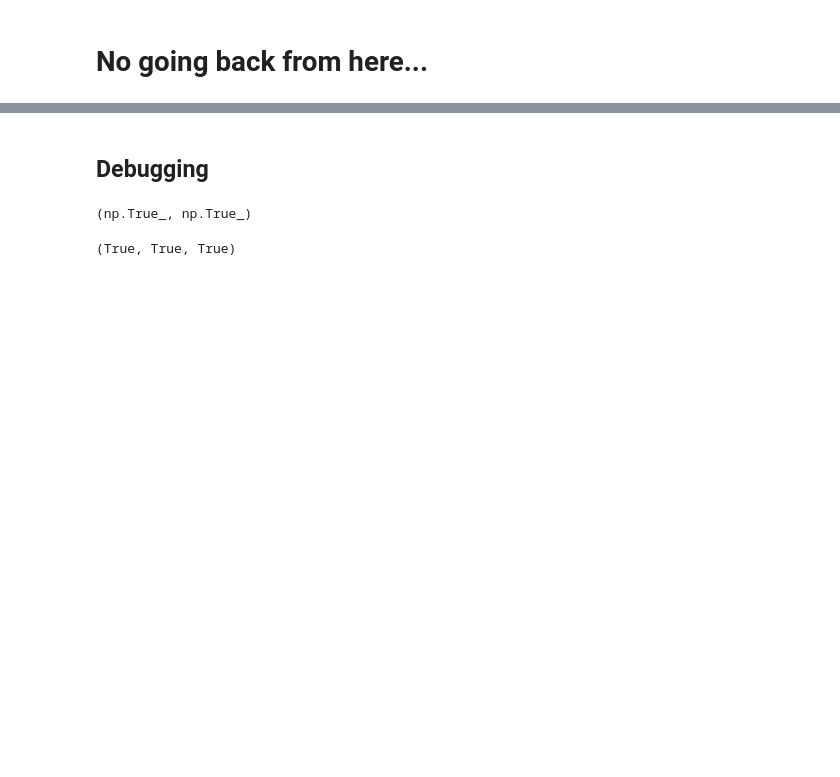
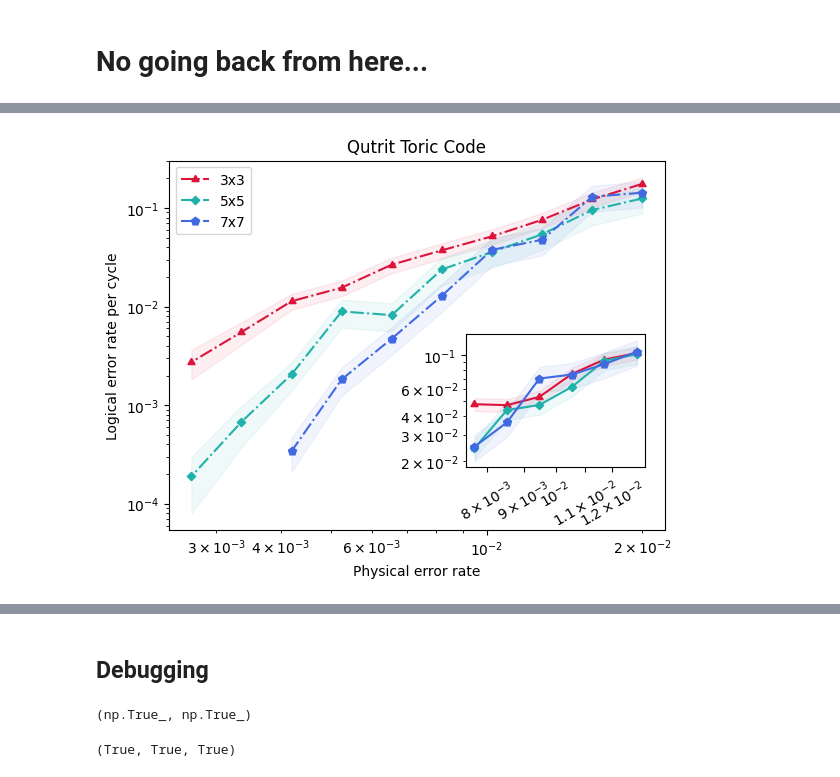
Before and after one commit to e-kneip/bbqudit, a Jupyter notebook: bbq/notebooks/circuit_level/ultimate.ipynb, the cells around one changed output, grey strips where cells are left out. Saved outputs shown, nothing was run; the diff lists cells and outputs as text; code cells hidden in the pictures; blank space fills up the shorter version.

```diff
--- a/bbq/notebooks/circuit_level/ultimate.ipynb
+++ b/bbq/notebooks/circuit_level/ultimate.ipynb
@@ -15,0 +197,65 @@ from ldpc import BpOsdDecoder, BpDecoder
+# %%
+qutrit_res = {}
+qutrit_res[3] = [57, 82, 132, 194, 269, 376, 643, 882, 907, 1098]
+qutrit_res[5] = [16, 21, 37, 56, 84, 244, 224, 975, 1476, 3165]
+qutrit_res[7] = [10, 11, 30, 38, 111, 302, 783, 2931, np.inf, np.inf]
+
+# qutrit_res_th = {}
+# qutrit_res_th[3] = [207, 292, 399, 393, 462, 613]
+# qutrit_res_th[5] = [141, 193, 204, 230, 340, 402]
+# qutrit_res_th[7] = []
+
+# qutrit_res_th = {}
+# qutrit_res_th[3] = [444, 460, 646, 726, 772, 973]
+# qutrit_res_th[5] = [160, 166, 230, 335, 418, 578]
+# qutrit_res_th[7] = []
+
+qutrit_res_th = {}
+qutrit_res_th[3] = [324, 357, 444, 628, 712, 702]
+qutrit_res_th[5] = [99, 109, 162, 213, 230, 410]
+qutrit_res_th[7] = [34, 41, 48, 51, 99, 143]
+
+r, s = 0.8, 0.02
+physical_error = np.array([s*(r**q) for q in range(10)])
+# r, s = 0.9, 0.018
+# ext_physical_error = np.array([s*(r**q) for q in range(10)])
+r, s = 0.9, 0.013
+ext_physical_error = np.array([s*(r**q) for q in range(10)])
+
+inset_dim: list[float] = [0.6, 0.17, 0.36, 0.36]
+inset_ticks: list[float] = [0.008, 0.009, 0.01, 0.011, 0.012]
+# inset_ticks: list[float] = [0.01, 0.012, 0.014, 0.016, 0.018]
+
+plot_results, plot_errors = process_results(qutrit_res, {3:[30, 30, 30, 30, 30, 30, 30, 30, 15, 9], 5:[10, 10, 10, 10, 10, 10, 10, 10, 5, 3], 7:[10, 10, 10, 10, 10, 10, 10, 7, 0, 0]}, "circuit_level", rounds={3:3, 5:5, 7:7})
+plot_results_th, plot_errors_th = process_results(qutrit_res_th, {3:100, 5:50, 7:25}, "circuit_level", rounds={3:3, 5:5, 7:7})
+alpha = 0.07
+
+fig, ax = plt.subplots()
+
+ax.loglog(physical_error, plot_results[3], '-.', label='3x3', color='crimson', marker=(3, 0, 0))
+ax.loglog(physical_error, plot_results[5], '-.', label='5x5', color='lightseagreen', marker=(4, 0, 0))
+ax.loglog(physical_error[0:8], plot_results[7][0:8], '-.', label='7x7', color='royalblue', marker=(5, 0, 0))
+ax.fill_between(physical_error, plot_results[3] - plot_errors[3], plot_results[3] + plot_errors[3], color='crimson', alpha=alpha)
+ax.fill_between(physical_error, plot_results[5] - plot_errors[5], plot_results[5] + plot_errors[5], color='lightseagreen', alpha=alpha)
+ax.fill_between(physical_error[0:8], plot_results[7][0:8] - plot_errors[7][0:8], plot_results[7][0:8] + plot_errors[7][0:8], color='royalblue', alpha=alpha)
+
+axins = ax.inset_axes(inset_dim)
+axins.set_xscale("log")
+
+axins.loglog(ext_physical_error[0:6], plot_results_th[3][0:6], label='3x3', color='crimson', marker=(3, 0, 0))
+axins.loglog(ext_physical_error[0:6], plot_results_th[5][0:6], label='5x5', color='lightseagreen', marker=(4, 0, 0))
+axins.loglog(ext_physical_error[0:6], plot_results_th[7], label='7x7', color='royalblue', marker=(5, 0, 0))
+axins.fill_between(ext_physical_error[0:6], plot_results_th[3][0:6] - plot_errors_th[3][0:6], plot_results_th[3][0:6] + plot_errors_th[3][0:6], color='crimson', alpha=alpha)
+axins.fill_between(ext_physical_error[0:6], plot_results_th[5][0:6] - plot_errors_th[5][0:6], plot_results_th[5][0:6] + plot_errors_th[5][0:6], color='lightseagreen', alpha=alpha)
+axins.fill_between(ext_physical_error[0:6], plot_results_th[7] - plot_errors_th[7], plot_results_th[7] + plot_errors_th[7], color='royalblue', alpha=alpha)
+
+axins.tick_params(axis="x", which="major", bottom=True, top=False, labelbottom=True, labelrotation=30,)
+axins.tick_params(axis="x", which="minor", bottom=True, top=False, labelbottom=False)
+axins.set_xticks(inset_ticks)
+
+ax.set_xlabel('Physical error rate')
+ax.set_ylabel('Logical error rate per cycle')
+ax.legend()
+ax.set_title('Qutrit Toric Code');
+# %% [output]
+[figure, added]
```
Also changed, not shown: parts of 42 cells of this notebook, 1 other file.
